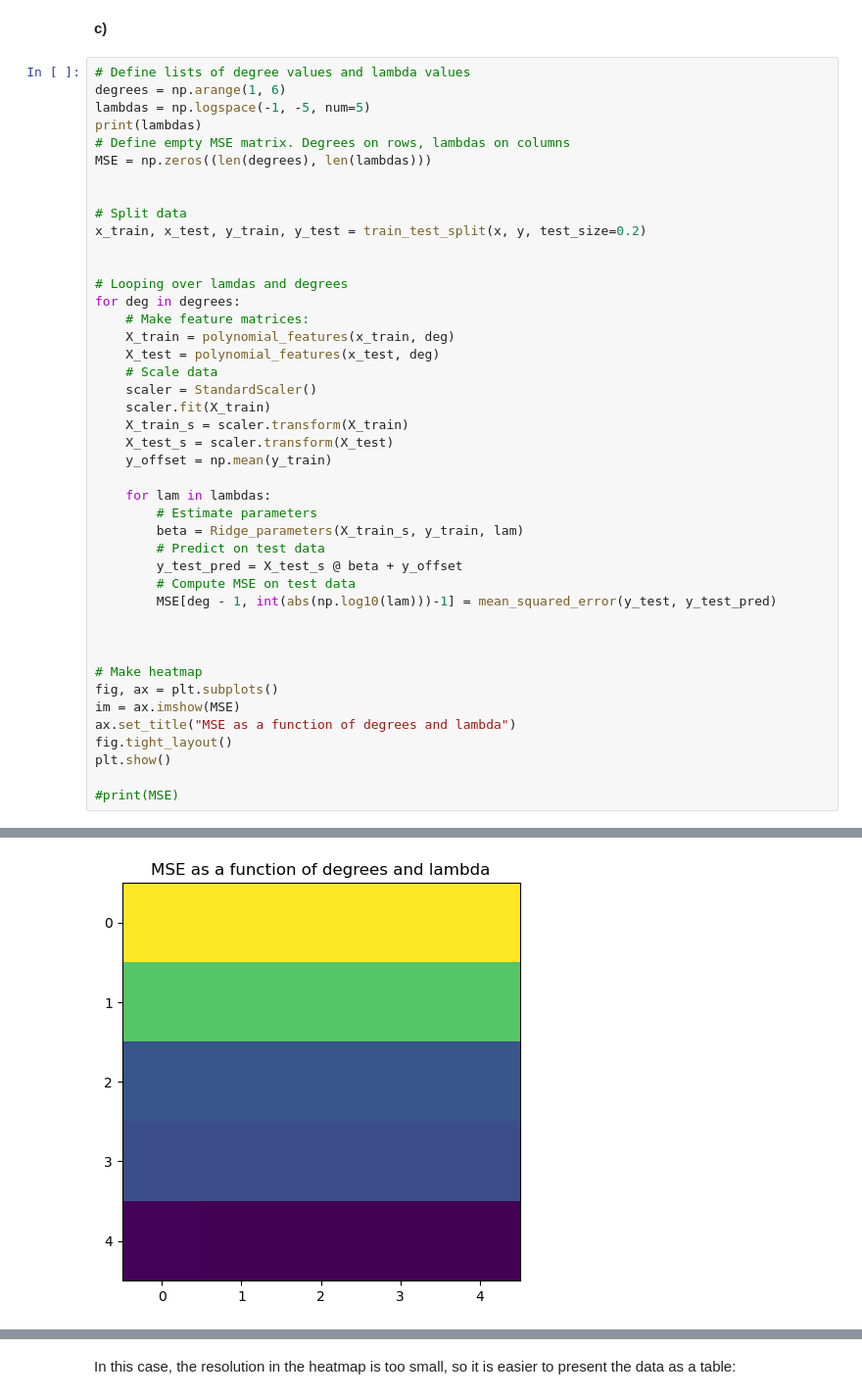
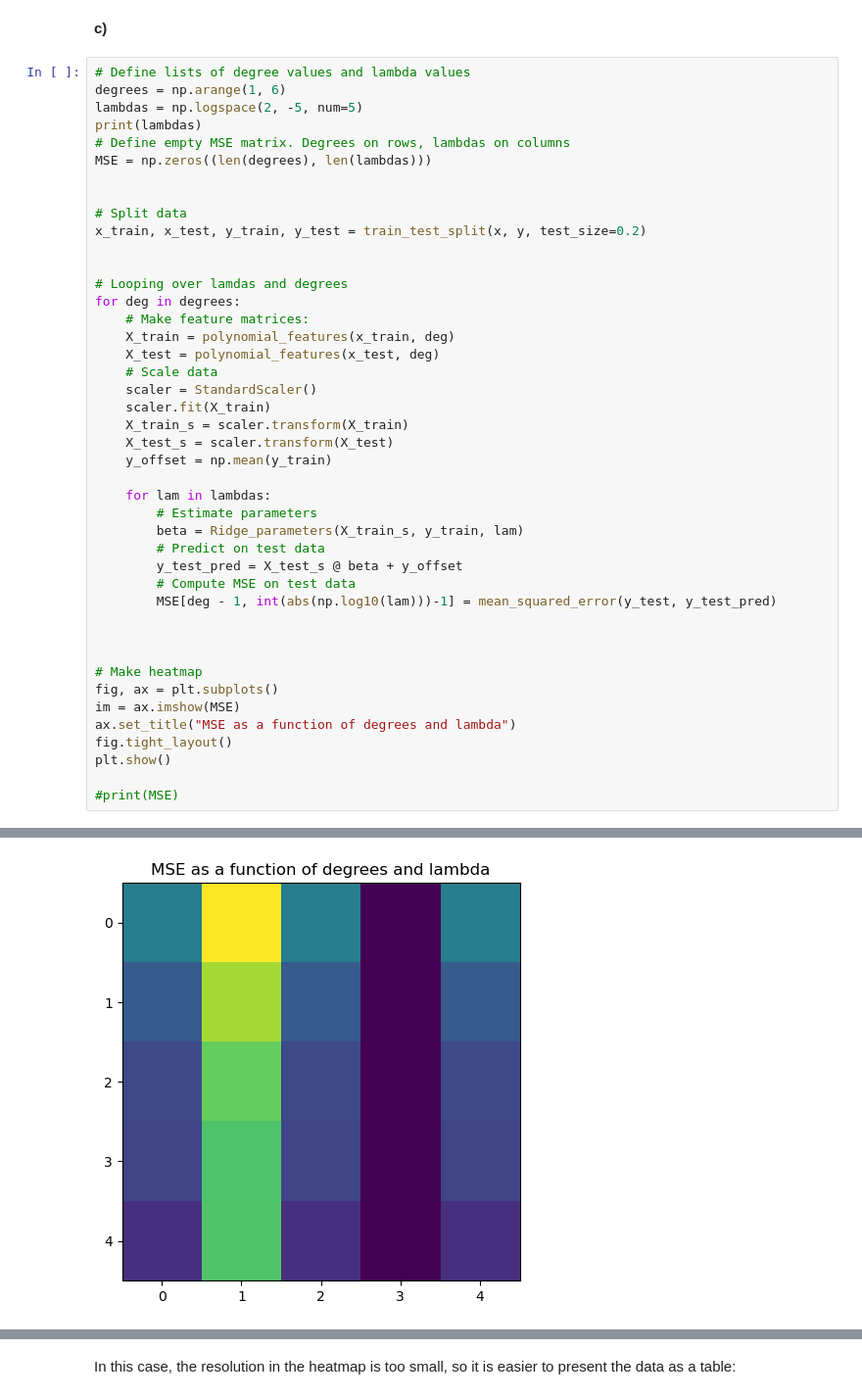
Before and after one commit to aadnerol/FYS-STK3155, a Jupyter notebook: Weekly Exercises/Week 36/exercisesweek36.ipynb, the cells around one changed output, grey strips where cells are left out. Shown at 98% size. Drawn from its saved outputs; the diff is of its cells as text.

```diff
--- a/Weekly Exercises/Week 36/exercisesweek36.ipynb
+++ b/Weekly Exercises/Week 36/exercisesweek36.ipynb
@@ -318,7 +318,7 @@ print(abs(np.log10(0.01))-1)
 # %%
 # Define lists of degree values and lambda values
 degrees = np.arange(1, 6)
-lambdas = np.logspace(-1, -5, num=5)
+lambdas = np.logspace(2, -5, num=5)
 print(lambdas)
 # Define empty MSE matrix. Degrees on rows, lambdas on columns
 MSE = np.zeros((len(degrees), len(lambdas)))
@@ -363 +364 @@ plt.show()
-[figure, old version]
+[figure, new version]
```
Also changed, not shown: parts of 6 cells of this notebook, 6 other files.
